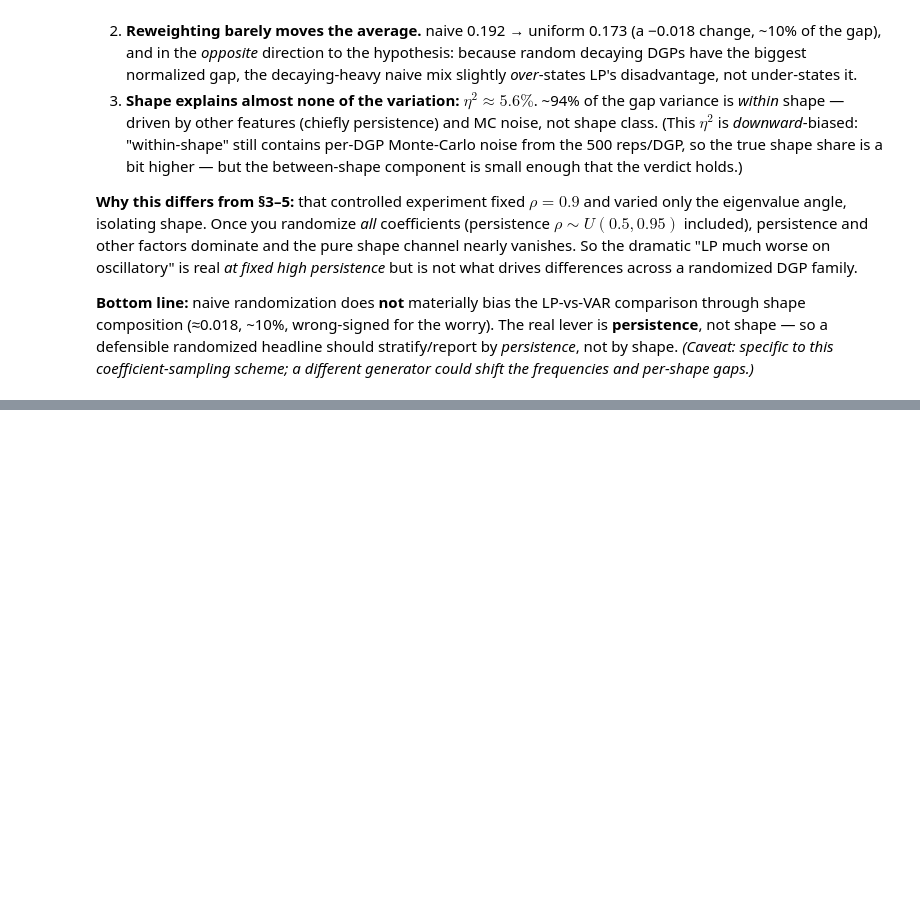
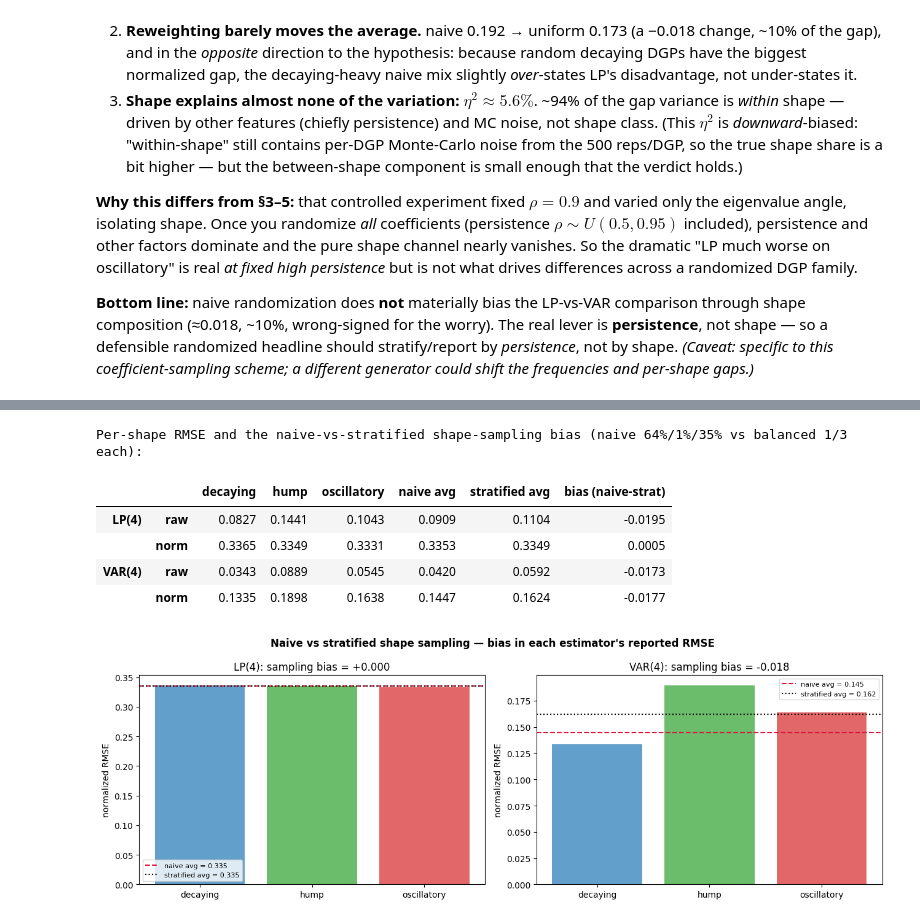
Before and after one commit to Aaron030/Monte_Carlo-LP_vs_VAR, a Jupyter notebook: experiments/IRF_Cases/IRF_comparison.ipynb, the cells around one changed output, grey strips where cells are left out. Saved outputs shown, nothing was run; the diff lists cells and outputs as text; code cells hidden in the pictures; blank space fills up the shorter version.

```diff
--- a/experiments/IRF_Cases/IRF_comparison.ipynb
+++ b/experiments/IRF_Cases/IRF_comparison.ipynb
@@ -471,0 +480,76 @@ On **genuinely random** DGPs the composition bias is **negligible**, and the wor
+# %%
+# ---- 11. Naive vs stratified shape sampling: bias in each estimator's reported RMSE ----
+K11 = 100
+cfg11 = MCConfig(n_reps=500, T=240, horizon=H, seed=2025, n_jobs=-1, progress=False,
+                 estimators={"LP(4)": partial(estimate_lp_irf, p=4, horizon=H),
+                             "VAR(4)": partial(estimate_var_irf, p=4, horizon=H)})
+
+ESTS = ("LP(4)", "VAR(4)")
+shapes3 = ["decaying", "hump", "oscillatory"]
+
+
+def est_rmse(spec):
+    """Per-estimator horizon-averaged RMSE for one DGP: returns {nm: (raw, normalized)}."""
+    tr = var_irf(spec, H)
+    sc = np.sqrt(np.mean(tr ** 2))
+    r = run(partial(var_dgp, spec=spec), cfg11)
+    out = {}
+    for nm in ESTS:
+        raw = float(np.mean(np.sqrt(np.nanmean((r["irfs"][nm] - tr) ** 2, axis=0))))
+        out[nm] = (raw, raw / sc)
+    return out
+
+
+# stratified draw: keep drawing until each shape has K11 MC-evaluated DGPs
+rng_s = np.random.default_rng(2025)
+buckets = {s: {nm: {"raw": [], "norm": []} for nm in ESTS} for s in shapes3}
+need = {s: K11 for s in shapes3}
+while any(need[s] > 0 for s in need):
+    spec = random_spec(rng_s)
+    s = classify_irf(var_irf(spec, H_cls))
+    if need[s] > 0:
+        o = est_rmse(spec)
+        for nm in ESTS:
+            buckets[s][nm]["raw"].append(o[nm][0])
+            buckets[s][nm]["norm"].append(o[nm][1])
+        need[s] -= 1
+
+P_naive = {s: counts[s] / N for s in shapes3}   # natural frequencies (§1)
+P_strat = {s: 1 / 3 for s in shapes3}            # balanced design
+
+rows = {}
+for nm in ESTS:
+    for metric in ("raw", "norm"):
+        bar = {s: float(np.mean(buckets[s][nm][metric])) for s in shapes3}
+        naive = sum(P_naive[s] * bar[s] for s in shapes3)
+        strat = sum(P_strat[s] * bar[s] for s in shapes3)
+        rows[(nm, metric)] = {**{s: bar[s] for s in shapes3},
+                              "naive avg": naive, "stratified avg": strat,
+                              "bias (naive-strat)": naive - strat}
+summary11 = pd.DataFrame(rows).T.round(4)
+print(f"Per-shape RMSE and the naive-vs-stratified shape-sampling bias "
+      f"(naive {P_naive['decaying']:.0%}/{P_naive['hump']:.0%}/{P_naive['oscillatory']:.0%} vs balanced 1/3 each):")
+display(summary11)
+
+# plot: normalized per-shape RMSE with the two weighting lines, per estimator
+fig, axes = plt.subplots(1, 2, figsize=(13, 4.5))
+for ax, nm in zip(axes, ESTS):
+    bar = {s: float(np.mean(buckets[s][nm]["norm"])) for s in shapes3}
+    ax.bar(shapes3, [bar[s] for s in shapes3], color=[COLORS[s] for s in shapes3], alpha=0.7)
+    naive = sum(P_naive[s] * bar[s] for s in shapes3)
+    strat = sum(P_strat[s] * bar[s] for s in shapes3)
+    ax.axhline(naive, color="crimson", ls="--", label=f"naive avg = {naive:.3f}")
+    ax.axhline(strat, color="black", ls=":", label=f"stratified avg = {strat:.3f}")
+    ax.set_title(f"{nm}: sampling bias = {naive - strat:+.3f}")
+    ax.set_ylabel("normalized RMSE"); ax.legend(fontsize=8)
+fig.suptitle("Naive vs stratified shape sampling — bias in each estimator's reported RMSE",
+             fontweight="bold")
+fig.tight_layout(); plt.show()
+# %% [output]
+Per-shape RMSE and the naive-vs-stratified shape-sampling bias (naive 64%/1%/35% vs balanced 1/3 each):
+|  |  | decaying | hump | oscillatory | naive avg | stratified avg | bias (naive-strat) |
+| LP(4) | raw | 0.0827 | 0.1441 | 0.1043 | 0.0909 | 0.1104 | -0.0195 |
+|  | norm | 0.3365 | 0.3349 | 0.3331 | 0.3353 | 0.3349 | 0.0005 |
+| VAR(4) | raw | 0.0343 | 0.0889 | 0.0545 | 0.0420 | 0.0592 | -0.0173 |
+|  | norm | 0.1335 | 0.1898 | 0.1638 | 0.1447 | 0.1624 | -0.0177 |
+[figure, added]
```
Also changed, not shown: parts of 6 cells of this notebook.
